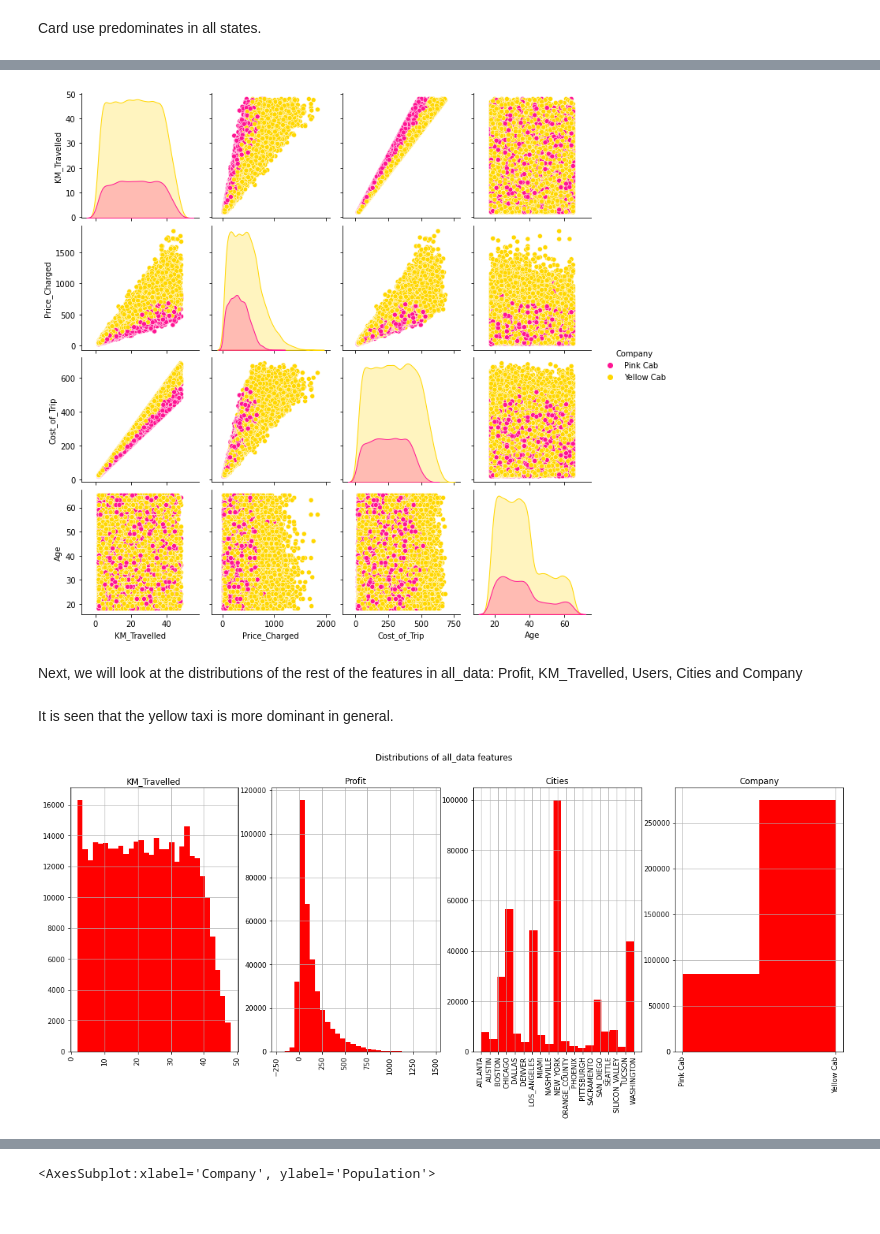
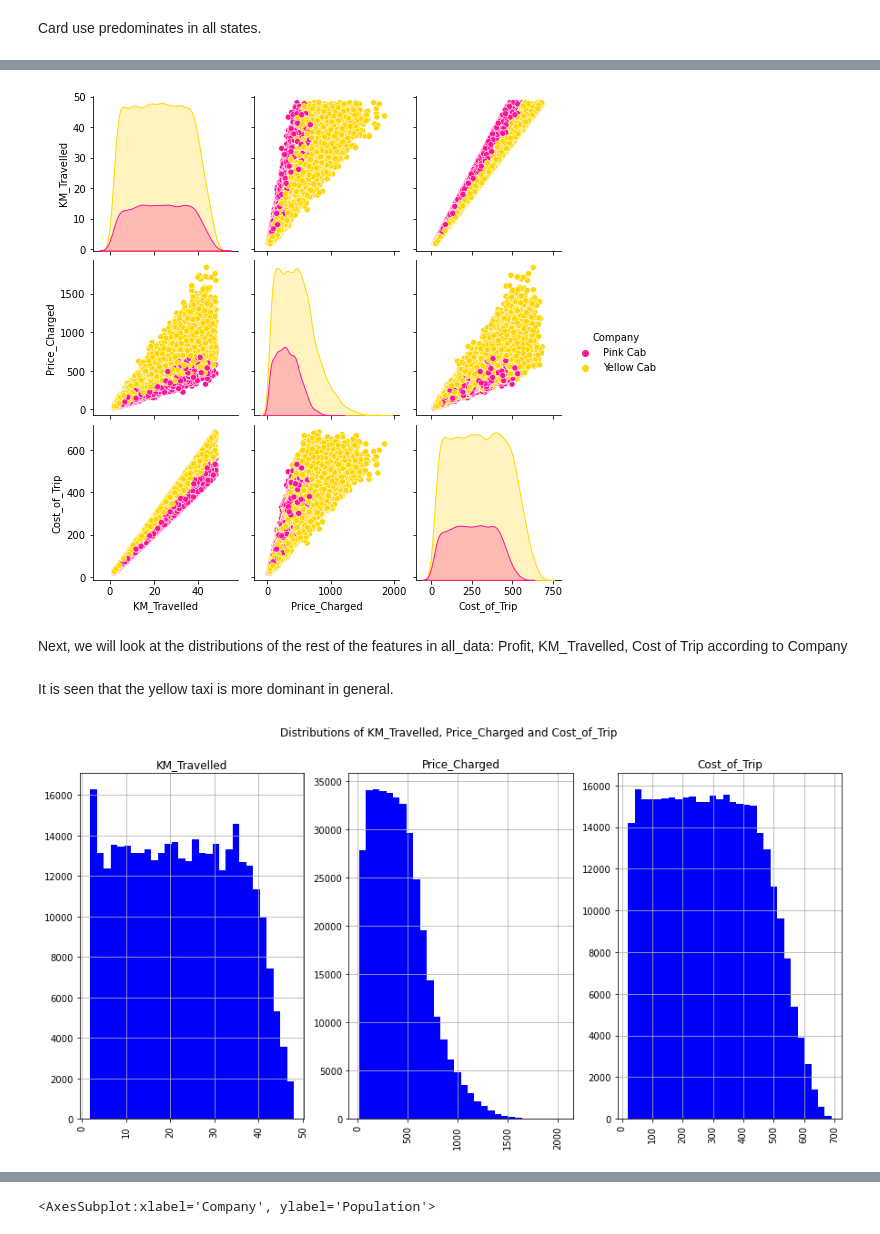
Before and after one commit to melisagozet/G2M, a Jupyter notebook: Week_2_Datasets_EDA.ipynb, the cells around one changed output, grey strips where cells are left out. Cells and saved outputs as stored; diff of their text form; code cells hidden in the pictures.

```diff
--- a/Week_2_Datasets_EDA.ipynb
+++ b/Week_2_Datasets_EDA.ipynb
@@ -890,8 +939,8 @@ sns.heatmap(all_data.corr(), annot = True);
 ### Missing Value
 # %%
 print('Missing data')
-for col in all_df1['Company KM_Travelled Price_Charged Users Profit Cities Years Payment_Mode Age Gender Customer_ID  Transaction_ID'.split()].columns:
-    missing = pd.isnull(all_df1[col]).sum() # returns the total no. of empty entries in the column
+for col in all_data['Company KM_Travelled Price_Charged Users Profit Cities Years Payment_Mode Age Gender Customer_ID Transaction_ID'.split()].columns:
+    missing = pd.isnull(all_data[col]).sum() # returns the total no. of empty entries in the column
     pct = round(missing/359392*100, 1)
     print(f'\t{col}: \t{missing} ({pct}%)')
 # %% [output]
@@ -1104,0 +1356,10 @@ NameError: name 'rows' is not defined
+# %%
+color = ["deeppink","gold"]
+sns.set_palette(sns.color_palette(color))
+fig = plt.figure(figsize=(40, 25))
+
+graph1 = sns.relplot(
+    data=all_data,
+    x=all_data["Age_band"], y="Customer_Income($)",
+    hue="Company",
+    kind="line", aspect=2, facet_kws=dict(sharex=False));
@@ -1199,0 +1481,11 @@ sns.boxplot(data=company_card_cash_df,
+# %%
+color = ["green", "blue"]
+sns.set_palette(sns.color_palette(color))
+fig = plt.figure(figsize=(40, 25))
+
+graph1 = sns.relplot(
+    data=company_card_cash_df,
+    x=company_card_cash_df["Months_Number"], y=company_card_cash_df["Company_Pay_Mode_Count"],
+    hue="Payment_Mode",
+    kind="line", aspect=2, facet_kws=dict(sharex=False));
+graph1.set_xticklabels(np.arange(1,13,1));
@@ -1199,0 +1496,10 @@ sns.boxplot(data=company_card_cash_df,
+# %%
+color = ["green", "blue"]
+sns.set_palette(sns.color_palette(color))
+fig = plt.figure(figsize=(40, 25))
+
+graph1 = sns.relplot(
+    data=company_card_cash_df,
+    x=company_card_cash_df["States"], y=company_card_cash_df["Company_Pay_Mode_Count"],
+    hue="Payment_Mode",
+    kind="line", aspect=2, facet_kws=dict(sharex=False));
@@ -1203,23 +1512,22 @@ sns.set_palette(sns.color_palette(color))
 q7 = all_data[["KM_Travelled",
                "Price_Charged",
                "Cost_of_Trip",
-               "Age",
                "Company"]].sample(frac = 0.05, random_state = 42);
 sns.pairplot(q7, hue="Company", hue_order = ["Pink Cab", "Yellow Cab"], height = 2.5);
 # %% [output]
-[figure, old version]
+[figure, new version]
 # %% [markdown]
 Next, we will look at the distributions of the rest of the features in all_data: Profit, KM_Travelled,
-Users, Cities and Company
+Cost of Trip according to Company
 # %% [markdown]
 It is seen that the yellow taxi is more dominant in general.
 # %%
-color = ["red"]
+color = ["blue"]
 sns.set_palette(sns.color_palette(color))
-fig, axes = plt.subplots(1, 4, figsize=(20, 7))
-for i, col in enumerate('KM_Travelled Profit Cities Company'.split()):
+fig, axes = plt.subplots(1, 3, figsize=(15, 7))
+for i, col in enumerate('KM_Travelled Price_Charged Cost_of_Trip'.split()):
     all_data[col].hist(xrot=90, ax=axes[i], bins=min(30, len(all_data[col].unique())))
     axes[i].set_title(col)
-fig.suptitle('Distributions of all_data features');
+fig.suptitle('Distributions of KM_Travelled, Price_Charged and Cost_of_Trip');
 # %% [output]
-[figure, old version]
+[figure, new version]
```
Also changed, not shown: parts of 77 cells of this notebook, 4 other files.
